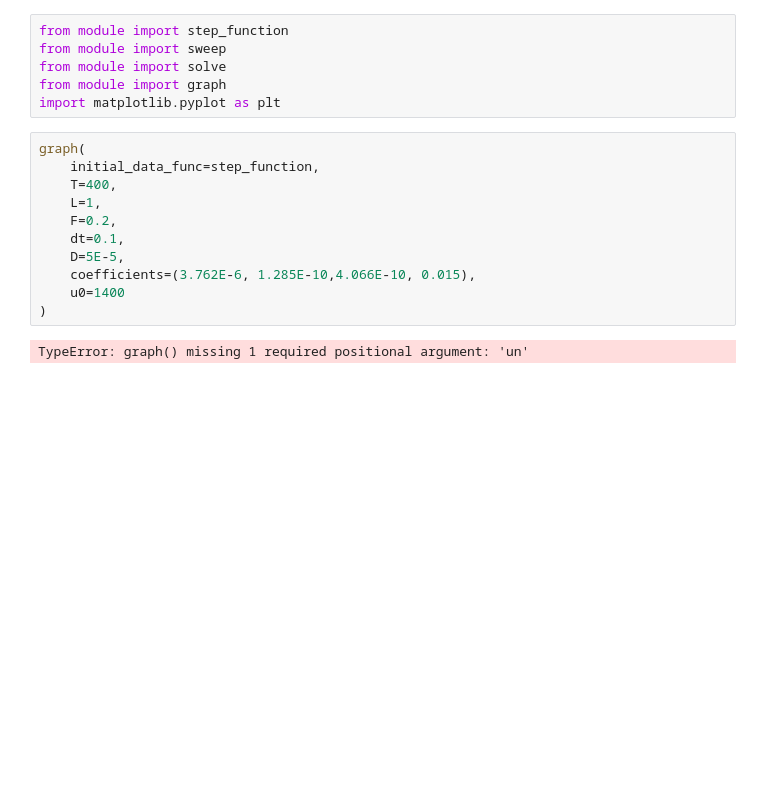
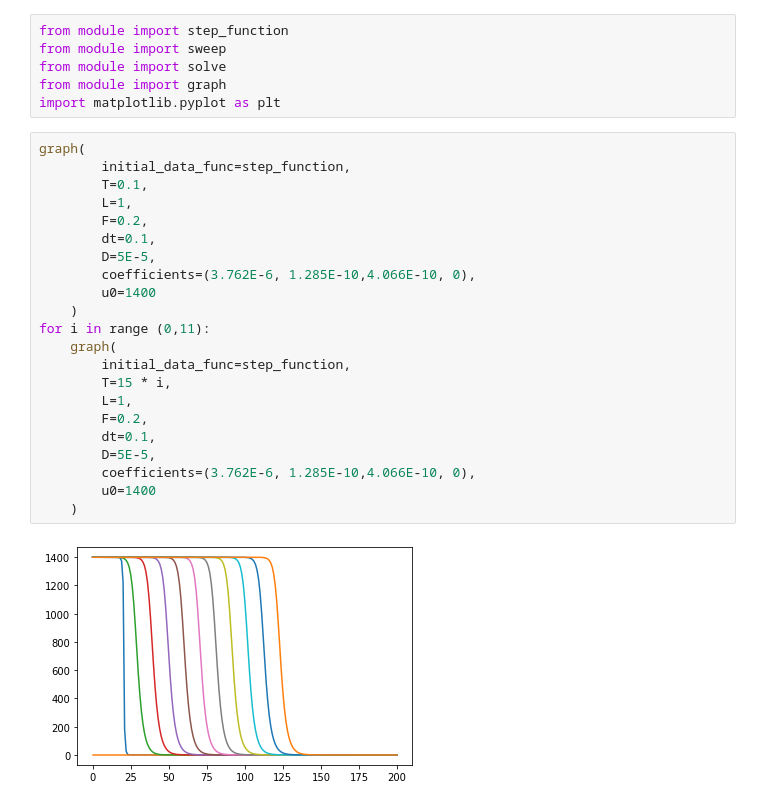
Before and after one commit to MakridinZV/diffusion, a Jupyter notebook: main.ipynb, the cells around one changed output. Cells and saved outputs as stored; diff of their text form; blank space fills up the shorter version.

Commit message:
plot graphs in different time moments

```diff
--- a/main.ipynb
+++ b/main.ipynb
@@ -6,14 +6,25 @@ from module import graph
 import matplotlib.pyplot as plt
 # %%
 graph(
-    initial_data_func=step_function,
-    T=400,
-    L=1,
-    F=0.2,
-    dt=0.1,
-    D=5E-5,
-    coefficients=(3.762E-6, 1.285E-10,4.066E-10, 0.015),
-    u0=1400
-)
+        initial_data_func=step_function,
+        T=0.1,
+        L=1,
+        F=0.2,
+        dt=0.1,
+        D=5E-5,
+        coefficients=(3.762E-6, 1.285E-10,4.066E-10, 0),
+        u0=1400
+    )
+for i in range (0,11):
+    graph(
+        initial_data_func=step_function,
+        T=15 * i,
+        L=1,
+        F=0.2,
+        dt=0.1,
+        D=5E-5,
+        coefficients=(3.762E-6, 1.285E-10,4.066E-10, 0),
+        u0=1400
+    )
 # %% [output]
-TypeError: graph() missing 1 required positional argument: 'un'
+[figure, added]
```
Also changed, not shown: parts of 1 cell of this notebook, 1 other file.
